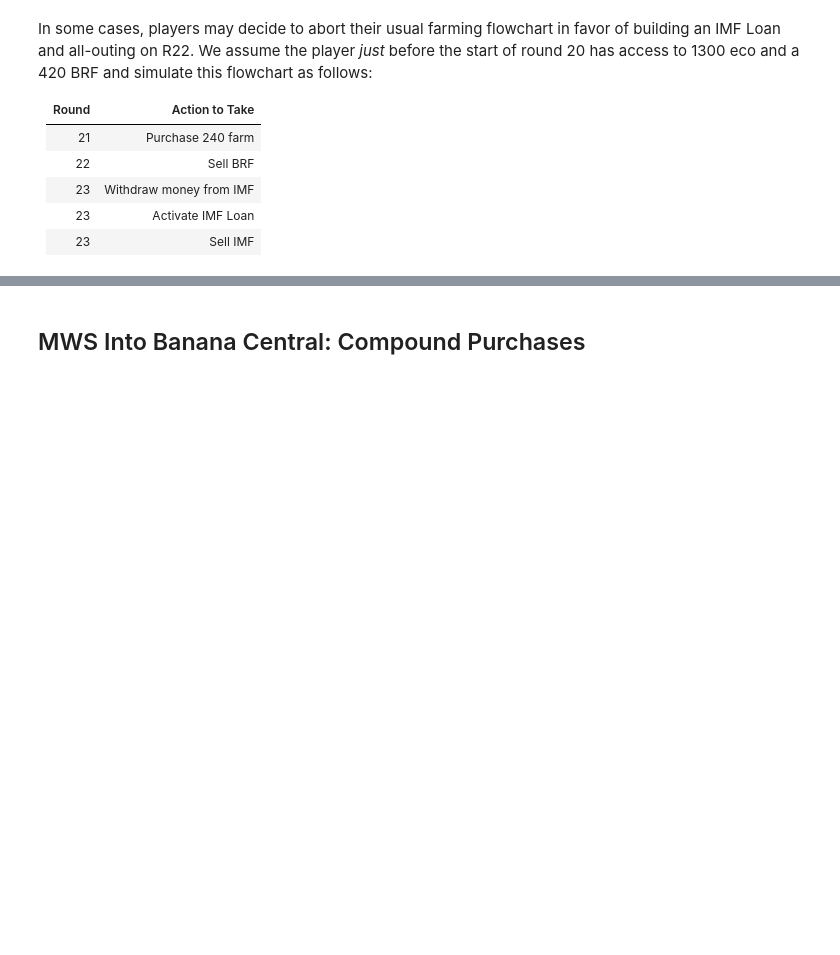
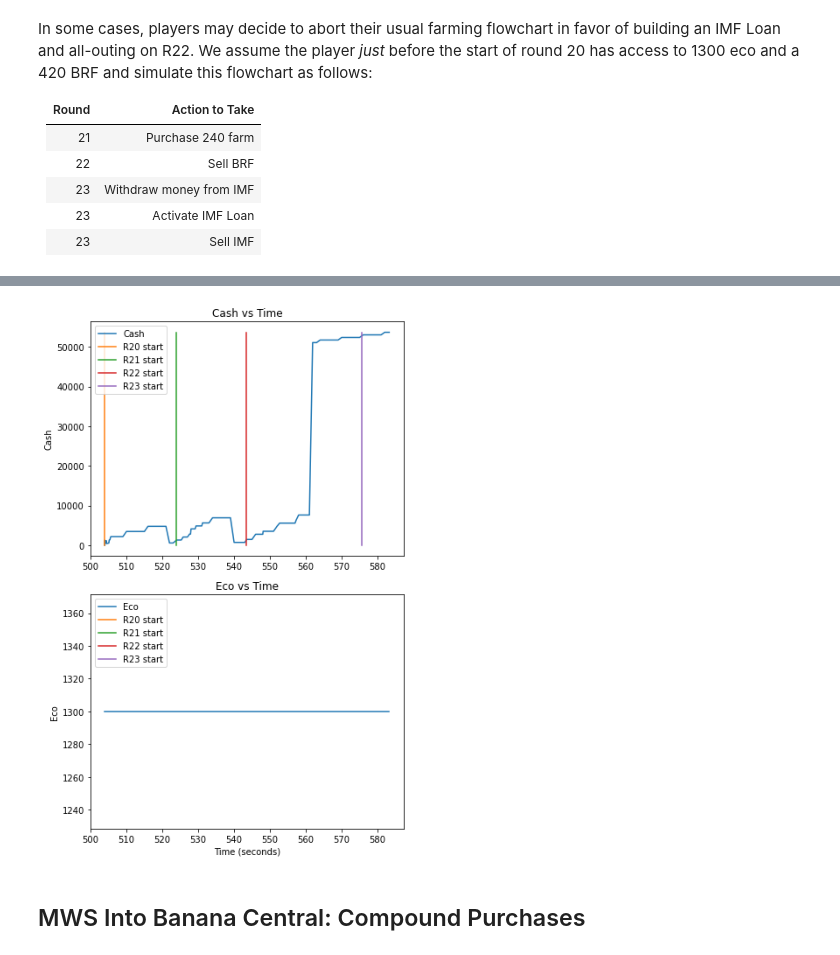
Before and after one commit to redlaserbmBTD/BTDB2_SIMULATOR, a Jupyter notebook: main.ipynb, the cells around one changed output, grey strips where cells are left out. Cells and saved outputs as stored; diff of their text form; code cells hidden in the pictures; blank space fills up the shorter version.

```diff
--- a/main.ipynb
+++ b/main.ipynb
@@ -1385,3 +1490,45 @@ writeLog(game_state.logs, filename = 'imf_flowchart')
+# %%
+##############################
+# DEFINING INITIAL GAME PARAMS
+##############################
+
+rounds = Rounds(0.5)
+
+farms = {
+    0: initFarm(0, upgrades = [4,2,0])
+}
+
+buy_queue = [
+    #Buy a 240 Farm
+    [buyFarm()],
+    [upgradeFarm(1,0)],
+    [upgradeFarm(1,0)],
+    [upgradeFarm(1,1)],
+    [upgradeFarm(1,1)],
+    [upgradeFarm(1,1)],
+    [upgradeFarm(1,1)],
+
+    #Wait until the start of R22, then...
+    #Sell the BRF, cash out the money in the Monkey Bank, Activate IMF Loan, and then sell the IMF Bank
+    [sellFarm(0, min_buy_time = rounds.getTimeFromRound(22)), withdrawBank(1), activateIMF(1), sellFarm(1)]
+]
+
+initial_state_game = {
+    'Cash': 0,
+    'Eco': 1300,
+    'Eco Send': 'Zero',
+    'Rounds': rounds,
+    'Game Round': 19.999,
+    'Buy Queue': buy_queue,
+    'Farms': farms
+}
+game_state = GameState(initial_state_game)
+
+game_state.fastForward(target_round = 23.5)
+game_state.viewCashEcoHistory()
+writeLog(game_state.logs, filename = 'imf_flowchart')
+# %% [output]
+[figure, added]
 # %% [markdown]
 ## MWS Into Banana Central: Compound Purchases
 # %% [markdown]
```
Also changed, not shown: parts of 31 cells of this notebook, 2 other files.
